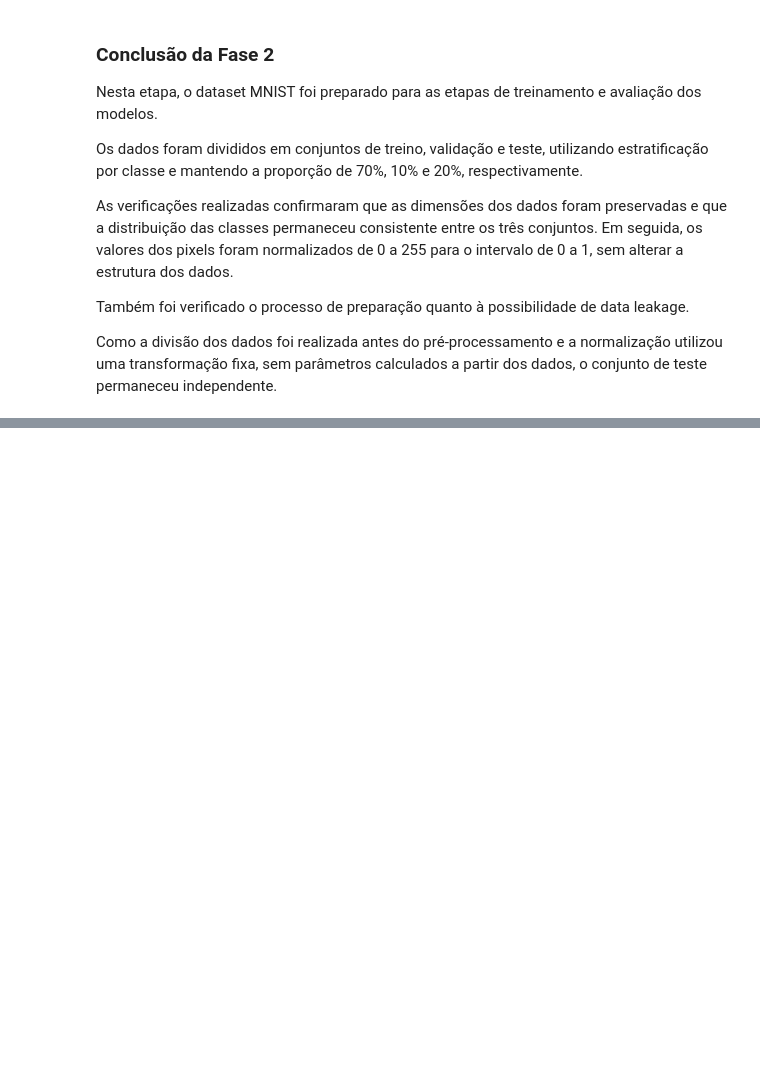
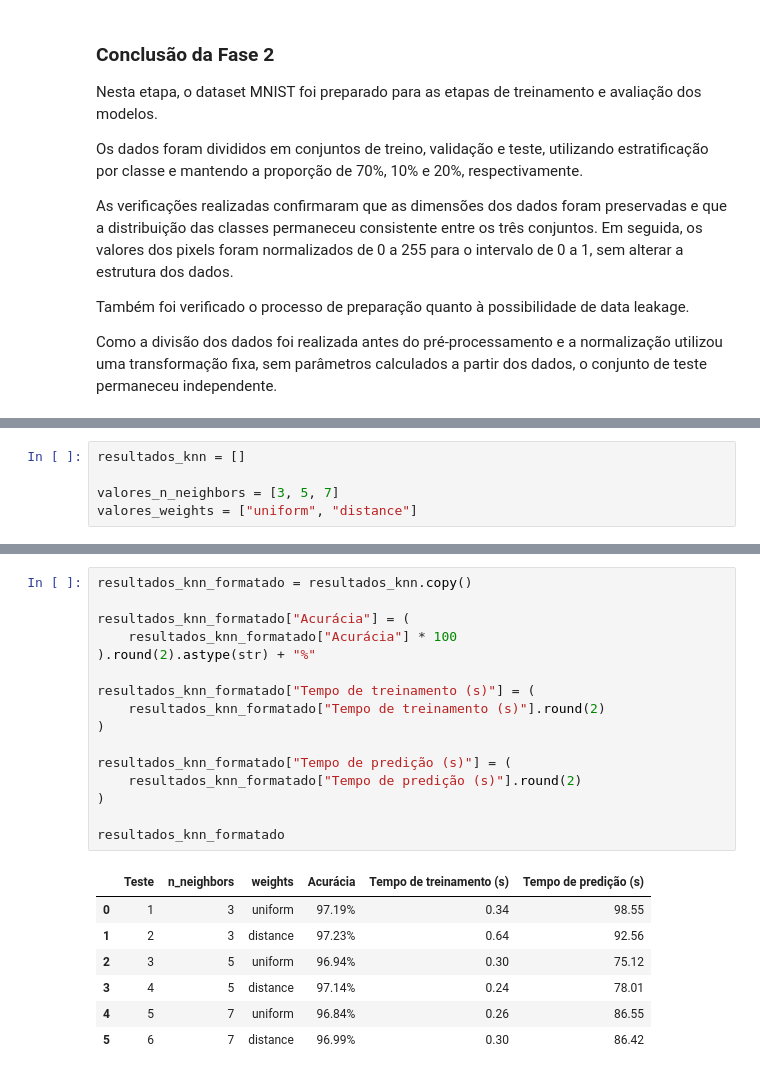
Before and after one commit to Franciane-sl/MNIST_Classification, a Jupyter notebook: notebooks/mnist_classification.ipynb, the cells around one changed output, grey strips where cells are left out. Cells and saved outputs as stored; diff of their text form; blank space fills up the shorter version.

```diff
--- a/notebooks/mnist_classification.ipynb
+++ b/notebooks/mnist_classification.ipynb
@@ -273,0 +316,5 @@ Como a divisão dos dados foi realizada antes do pré-processamento e a normaliz
+# %%
+resultados_knn = []
+
+valores_n_neighbors = [3, 5, 7]
+valores_weights = ["uniform", "distance"]
@@ -273,0 +515,24 @@ Como a divisão dos dados foi realizada antes do pré-processamento e a normaliz
+# %%
+resultados_knn_formatado = resultados_knn.copy()
+
+resultados_knn_formatado["Acurácia"] = (
+    resultados_knn_formatado["Acurácia"] * 100
+).round(2).astype(str) + "%"
+
+resultados_knn_formatado["Tempo de treinamento (s)"] = (
+    resultados_knn_formatado["Tempo de treinamento (s)"].round(2)
+)
+
+resultados_knn_formatado["Tempo de predição (s)"] = (
+    resultados_knn_formatado["Tempo de predição (s)"].round(2)
+)
+
+resultados_knn_formatado
+# %% [output]
+|  | Teste | n_neighbors | weights | Acurácia | Tempo de treinamento (s) | Tempo de predição (s) |
+| 0 | 1 | 3 | uniform | 97.19% | 0.34 | 98.55 |
+| 1 | 2 | 3 | distance | 97.23% | 0.64 | 92.56 |
+| 2 | 3 | 5 | uniform | 96.94% | 0.30 | 75.12 |
+| 3 | 4 | 5 | distance | 97.14% | 0.24 | 78.01 |
+| 4 | 5 | 7 | uniform | 96.84% | 0.26 | 86.55 |
+| 5 | 6 | 7 | distance | 96.99% | 0.30 | 86.42 |
```
Also changed, not shown: parts of 14 cells of this notebook.
